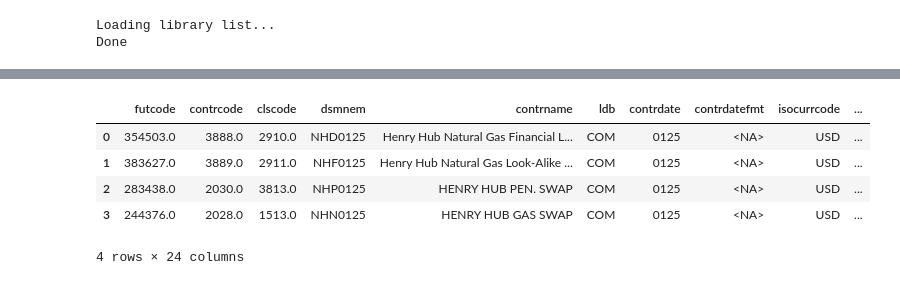
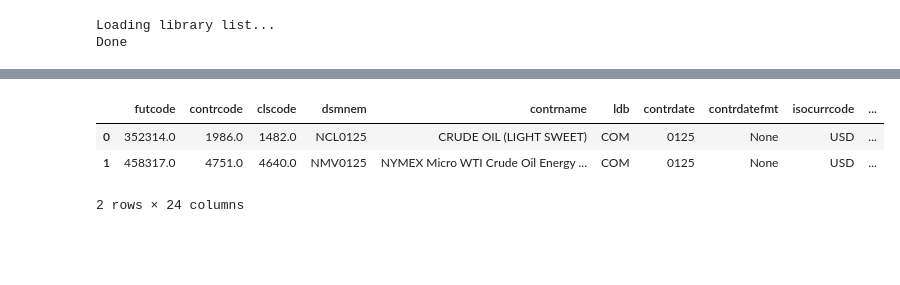
Before and after one commit to kyleparran/final_project_group_09, a Jupyter notebook: src/pull_futures_data_test.ipynb, the cells around one changed output, grey strips where cells are left out. Saved outputs shown, nothing was run; the diff lists cells and outputs as text; code cells hidden in the pictures; blank space fills up the shorter version.

```diff
--- a/src/pull_futures_data_test.ipynb
+++ b/src/pull_futures_data_test.ipynb
@@ -33,13 +34,19 @@ Approximately 434565 rows in tr_ds_fut.wrds_contract_info.
 | 22 | exchtickersymb | True | VARCHAR(12) | ExchTickerSymb - Security ticker ... |
 | 23 | trdmonths | True | VARCHAR(30) | Trading Cycle Months |
 # %%
-query = """SELECT * FROM tr_ds_fut.wrds_contract_info WHERE contrname ILIKE '%%henry hub%%' AND contrdate LIKE '0125' LIMIT 1000"""
+query = """SELECT * FROM tr_ds_fut.wrds_contract_info
+        WHERE exchtickersymb ILIKE '%%CL%%'
+        AND contrdate LIKE '0125'
+        AND ldb = 'COM'
+        LIMIT 1000"""
+#        WHERE contrname ILIKE '%%NG%%'
+
 data = db.raw_sql(query)
+pd.set_option('display.max_colwidth', None)
+#display(data['contrname'])
 data
 # %% [output]
 |  | futcode | contrcode | clscode | dsmnem | contrname | ldb | contrdate | contrdatefmt | isocurrcode | ... |
-| 0 | 354503.0 | 3888.0 | 2910.0 | NHD0125 | Henry Hub Natural Gas Financial L... | COM | 0125 | <NA> | USD | ... |
-| 1 | 383627.0 | 3889.0 | 2911.0 | NHF0125 | Henry Hub Natural Gas Look-Alike ... | COM | 0125 | <NA> | USD | ... |
-| 2 | 283438.0 | 2030.0 | 3813.0 | NHP0125 | HENRY HUB PEN. SWAP | COM | 0125 | <NA> | USD | ... |
-| 3 | 244376.0 | 2028.0 | 1513.0 | NHN0125 | HENRY HUB GAS SWAP | COM | 0125 | <NA> | USD | ... |
+| 0 | 352314.0 | 1986.0 | 1482.0 | NCL0125 | CRUDE OIL (LIGHT SWEET) | COM | 0125 | None | USD | ... |
+| 1 | 458317.0 | 4751.0 | 4640.0 | NMV0125 | NYMEX Micro WTI Crude Oil Energy ... | COM | 0125 | None | USD | ... |
-4 rows × 24 columns
+2 rows × 24 columns
```
Also changed, not shown: parts of 24 cells of this notebook, 1 other file.
